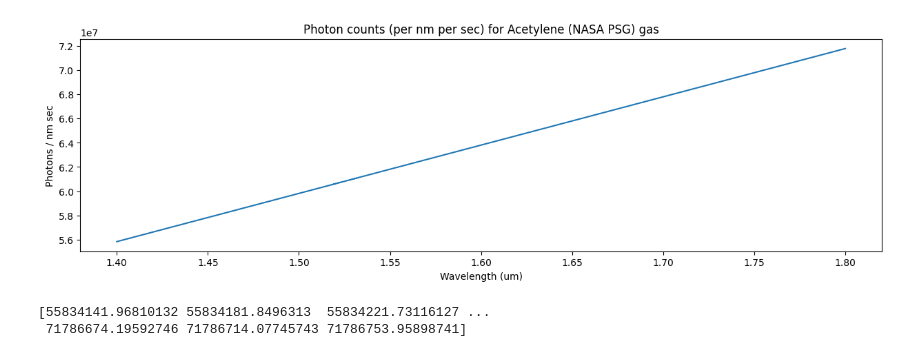
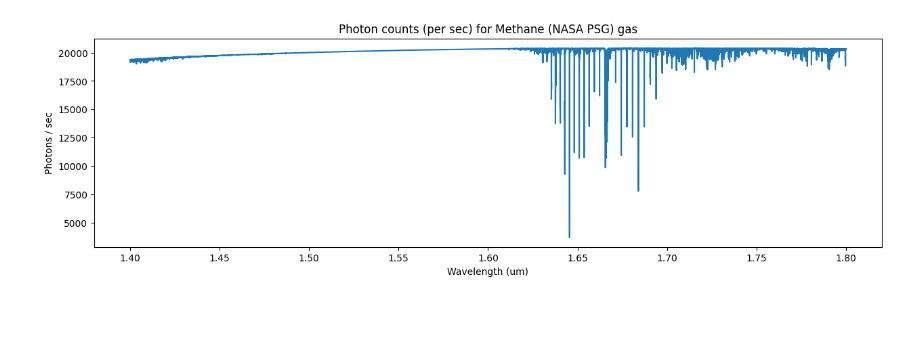
Before and after one commit to SAIL-Labs/FBG-Sensor, a Jupyter notebook: newSimulatingCode_FBG.ipynb, the cells around one changed output. Saved outputs shown, nothing was run; the diff lists cells and outputs as text; code cells hidden in the pictures; blank space fills up the shorter version.

```diff
--- a/newSimulatingCode_FBG.ipynb
+++ b/newSimulatingCode_FBG.ipynb
@@ -12,23 +12,25 @@ from scipy.interpolate import interp1d
 # %%
-#Inputting and modelling the data
+#Inputting the data
 
 def input_spectra(gasname, filepath, isheader, separation, wavelengthunits, wavelengthcol, datacol):
     """
     This function input_spectra loads in the datafile for the spectral information and assigns values to the wavelength and spectral data.
 
     Parameters include:
-        - gasname         : user inputs the name of the gas
-        - filepath        : input file with at least one column for wavelength given in nanometers (nm) or micrometres (um)
-                            and one column for spectral line intensity. Needs to be contained within "".
-        - isheader        : parameter takes in whether there is a header in the file. None means there is no header present
-        - separation      : parameter takes in what the separation between the variables within the file
-                            e.g. "\t" means values separated by a tab
-        - wavelengthunits : enter the units of the wavelength data, input "um" or "nm", function will convert units into um.
-        - wavelengthcol   : user inputs which column consists of the wavelength values
-        - datacol         : user inputs which column consists of the spectra data values
+        - gasname                   : user inputs the name of the gas
+        - filepath                  : input file with at least one column for wavelength given in nanometers (nm) or micrometres (um)
+                                      and one column for spectral line intensity. Needs to be contained within "".
+        - isheader                  : parameter takes in whether there is a header in the file. None means there is no header present
+        - separation                : parameter takes in what the separation between the variables within the file
+                                      e.g. "\t" means values separated by a tab
+        - wavelengthunits           : enter the units of the wavelength data, input "um" or "nm", function will convert units into um.
+        - wavelengthcol             : user inputs which column consists of the wavelength values
+        - datacol                   : user inputs which column consists of the spectra data values
+        - gas_wavelength            : variable consisting of the wavelength data
+        - gas_absorption_line_data  : variable consisting of the gas absorption data
     """
 
-    #Inputs the data file
+    # ~~~~~ Inputs the data file
     gas_raw_data = pd.read_csv(filepath, header = isheader, sep = separation).values #stores the file into a variable
     gas_wavelength = (gas_raw_data[:,wavelengthcol]).astype(float) #variable stores the wavelength range
     gas_absorption_line_data = (gas_raw_data[:,datacol]).astype(float) #variable stores the absorption line data for each line
@@ -40,13 +42,10 @@ def input_spectra(gasname, filepath, isheader, separation, wavelengthunits, wave
     else:
         print("Please input the wavelength as um or nm")
 
-    #Modelling the absorption lines as a Lorentzian
-
-
     return gasname, gas_wavelength, gas_absorption_line_data
 # %%
-#Testing function using own data (NASA PSG)
-gasname, spectra_wav, spectra_data = input_spectra('Acetylene (NASA PSG)', '/home/samhitasodhi/Gas Sensor Project/Code - Nicholas Morley/New Code/psg_trn.txt', None, ' ', 'um', 0, 2)
+#Testing function using generated data from NASA PSG
+gasname, spectra_wav, spectra_data = input_spectra('Methane (NASA PSG)', '/home/samhitasodhi/Gas Sensor Project/Code - Nicholas Morley/New Code/ch4 psg_trn (1).txt', None, ' ', 'um', 0, 2)
 # %%
 # Function plots spectra for a given file
 
@@ -81,0 +228,3 @@ plot_spectra(gasname, spectra_wav, spectra_data, 1.51, 1.55)
+# %%
+#Testing function
+transmittance = fit_curves(spectra_wav, spectra_data, 0.000010, None, None, 'lorentzian')
@@ -113,0 +276,3 @@ plot_spectra(gasname, spectra_wav, spectra_data, 1.51, 1.55)
+# %%
+#testing function for plotting blackbody and flux
+flux, transmitted_intensity = blackbodyabsorption(spectra_wav, transmittance, 3000, None, None)
@@ -143,9 +331,6 @@ def convert_fluxunits_to_photoncounts(wavelength, flux, emission_coefficient, ar
 # %%
 #testing unit conversion function
 
-photoncount_value = convert_fluxunits_to_photoncounts(spectra_wav, spectra_data, 0.35, 0.000000503, 0.045)
-print(photoncount_value)
+photoncount_persec = convert_fluxunits_to_photoncounts(spectra_wav, transmitted_intensity, 0.35, 0.000000503, 0.045, None, None)
 # %% [output]
-[figure, old version]
+[figure, new version]
-[55834141.96810132 55834181.8496313  55834221.73116127 ...
- 71786674.19592746 71786714.07745743 71786753.95898741]
```
Also changed, not shown: parts of 9 cells of this notebook.
